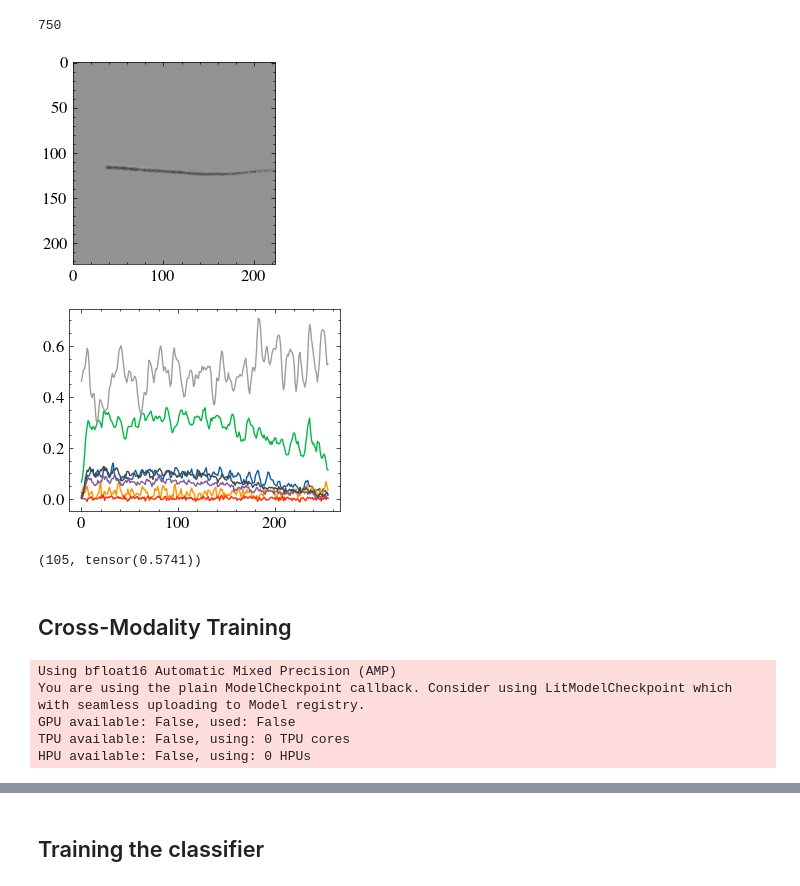
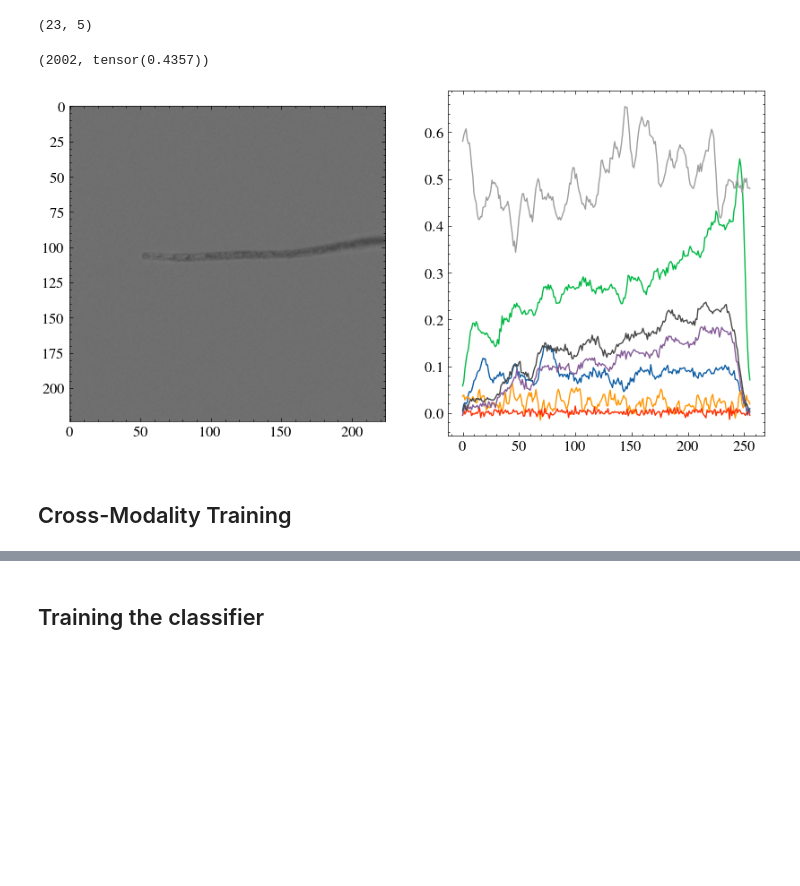
Before and after one commit to imveikka/multimodal_plankton_recognition, a Jupyter notebook: sandbox.ipynb, the cells around one changed output, grey strips where cells are left out. Saved outputs shown, nothing was run; the diff lists cells and outputs as text; code cells hidden in the pictures; blank space fills up the shorter version.

```diff
--- a/sandbox.ipynb
+++ b/sandbox.ipynb
@@ -41,8 +43,12 @@ id = 15
 image_transforms = ImageTransforms()
 signal_transforms = SignalTransforms(max_len=256)
 # %%
+id = 15
+
 train_set = MultiSet(data_path=data_path, annotation_file=f'train_{id}.csv',
-                   image_transforms=image_transforms,
+                   image_transforms=v2.Compose([
+                    image_transforms, v2.ColorJitter(0.5, 0.5)
+                   ]),
                    signal_transforms=signal_transforms,
                    image_size=(224, 224))
 
@@ -51,5 +57,11 @@ test_set = MultiSet(data_path=data_path, annotation_file=f'test_{id}.csv',
                     signal_transforms=signal_transforms,
                     image_size=(224, 224))
 
+valid_set = MultiSet(data_path=data_path, annotation_file=f'valid_{id}.csv',
+                    image_transforms=image_transforms,
+                    signal_transforms=signal_transforms,
+                    image_size=(224, 224))
+
 test_set.label_encoder = train_set.label_encoder
+valid_set.label_encoder = train_set.label_encoder
 # %%
@@ -62,20 +79,22 @@ test_loader = DataLoader(dataset=test_set, batch_size=32,
-# %%
-len(train_set)
-# %% [output]
-750
+# %%
+len(train_loader), len(valid_loader)
+# %% [output]
+(23, 5)
 # %%
 ix = 0
 
 image, signal, y = train_set[ix]
 
-plt.imshow(image.permute(1, 2, 0))
-plt.show()
-plt.plot(signal)
-plt.show()
+fig, ax = plt.subplots(1, 2)
+
+ax[0].imshow(image.permute(1, 2, 0))
+ax[1].plot(signal)
+
+fig.set_size_inches(10, 5)
+
 train_set.X[ix], (image).mean()
 # %% [output]
+(2002, tensor(0.4357))
-[figure, old version]
+[figure, new version]
-[figure, removed]
-(105, tensor(0.5741))
 # %% [markdown]
 ## Cross-Modality Training
@@ -117,13 +100,0 @@ model = Model(model=bi_modal, criterion=criterion)
-# %%
-logger = pl_loggers.TensorBoardLogger(save_dir='./logs/')
-trainer = Trainer(precision='bf16-mixed',
-                  logger=logger,
-                  max_epochs=10,
-                  accumulate_grad_batches=1,
-                  log_every_n_steps=10)
-# %% [output]
-Using bfloat16 Automatic Mixed Precision (AMP)
-You are using the plain ModelCheckpoint callback. Consider using LitModelCheckpoint which with seamless uploading to Model registry.
-GPU available: False, used: False
-TPU available: False, using: 0 TPU cores
-HPU available: False, using: 0 HPUs
```
Also changed, not shown: parts of 21 cells of this notebook, 11 other files.
